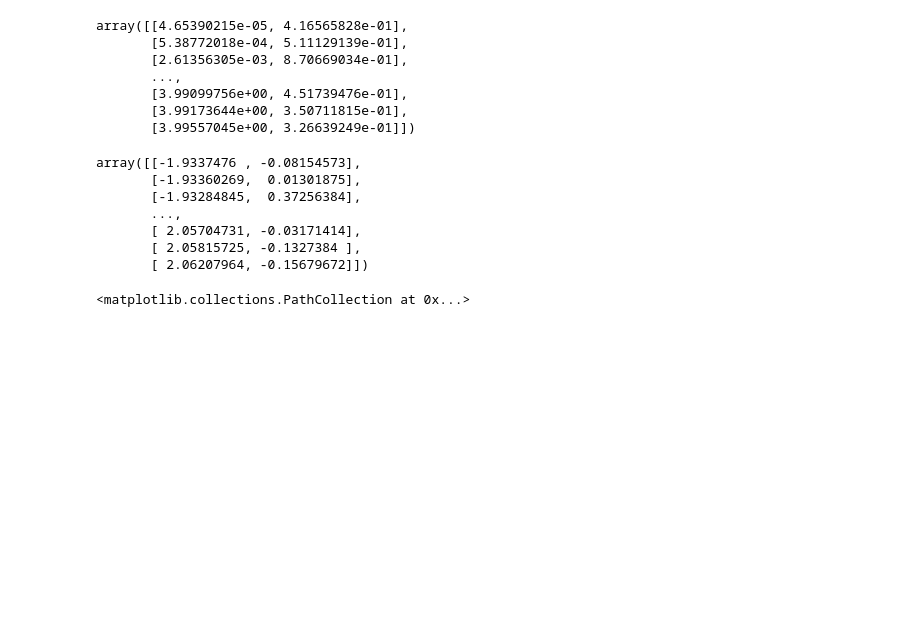
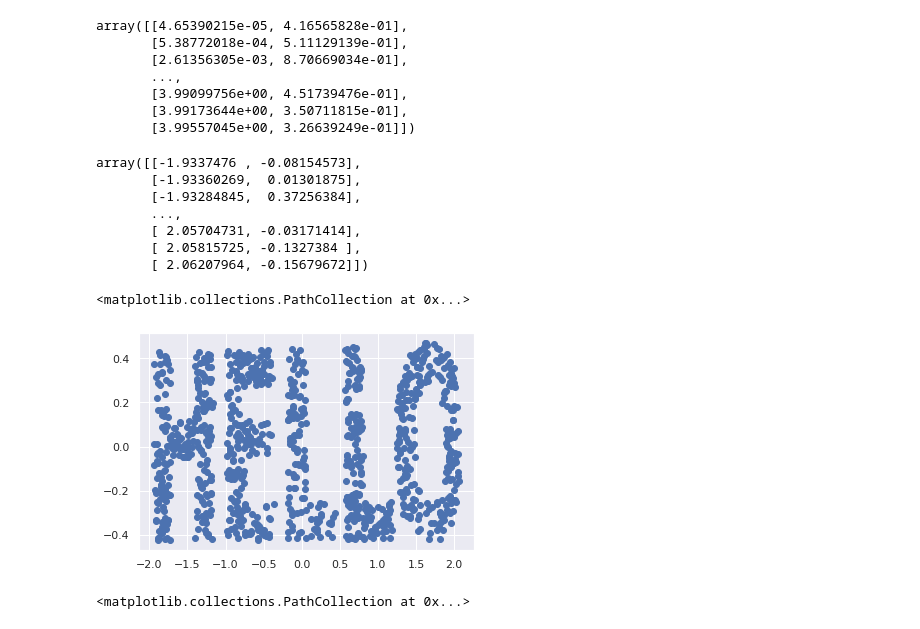
Before and after one commit to gameaphiwat/Multivariate, a Jupyter notebook: Chapter_4_MDS.ipynb, the cells around one changed output. Saved outputs shown, nothing was run; the diff lists cells and outputs as text; code cells hidden in the pictures; blank space fills up the shorter version.

```diff
--- a/Chapter_4_MDS.ipynb
+++ b/Chapter_4_MDS.ipynb
@@ -292,4 +292,9 @@ array([[-1.9337476 , -0.08154573],
        [ 2.05704731, -0.03171414],
        [ 2.05815725, -0.1327384 ],
        [ 2.06207964, -0.15679672]])
+# %%
+plt.scatter(new_pca2[:,0],new_pca2[:,1],)
+# %% [output]
+<matplotlib.collections.PathCollection at 0x...>
+[figure, added]
 # %%
```
Also changed, not shown: parts of 6 cells of this notebook.
